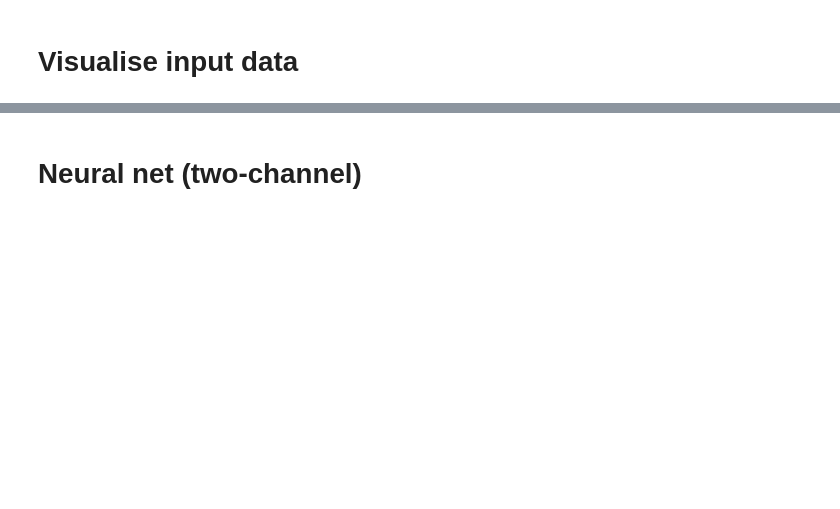
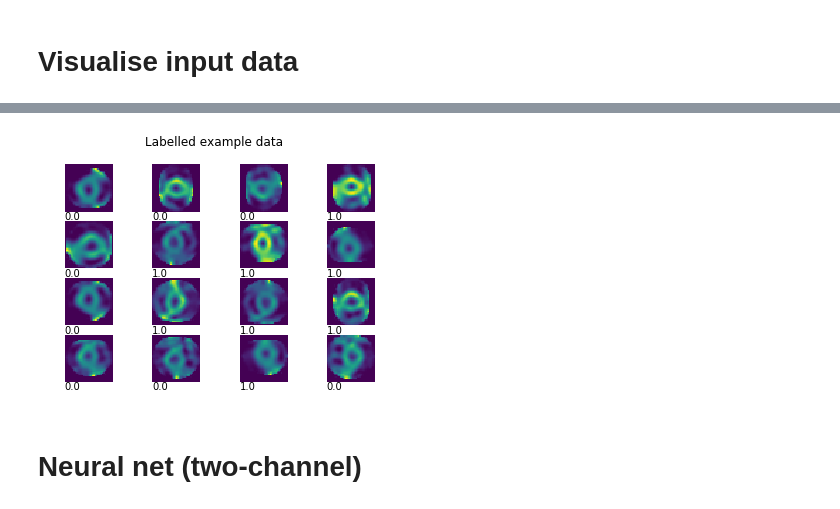
Before and after one commit to Smith42/heart-cnn, a Jupyter notebook: heartData_2d-2channel.ipynb, the cells around one changed output, grey strips where cells are left out. Drawn from its saved outputs; the diff is of its cells as text; code cells hidden in the pictures; blank space fills up the shorter version.

```diff
--- a/heartData_2d-2channel.ipynb
+++ b/heartData_2d-2channel.ipynb
@@ -72,8 +70,8 @@ def importHeartData(calmFile, stressFile, ind, resize):
         zeroArr0[:calm2d.shape[0],:calm2d.shape[1]] = calm2d
         zeroArr1[:stress2d.shape[0],:stress2d.shape[1]] = stress2d
 
-    zeroArr0 = sklearn.preprocessing.normalize(zeroArr0)
-    zeroArr1 = sklearn.preprocessing.normalize(zeroArr1)
+    zeroArr0 = sklearn.preprocessing.normalize(zeroArr0, axis=1)
+    zeroArr1 = sklearn.preprocessing.normalize(zeroArr1, axis=1)
 
     catOut = [zeroArr0, zeroArr1]
     return catOut
@@ -176,3 +196,7 @@ plt.imshow(shufData[300,:,:,0])
+# %%
+visualiseData(kfoldData[0][:,:,:,1],kfoldLabels[0],4,False)
+# %% [output]
+[figure, added]
 # %% [markdown]
 # Neural net (two-channel)
 # %%
```
Also changed, not shown: parts of 8 cells of this notebook, 6 other files.
